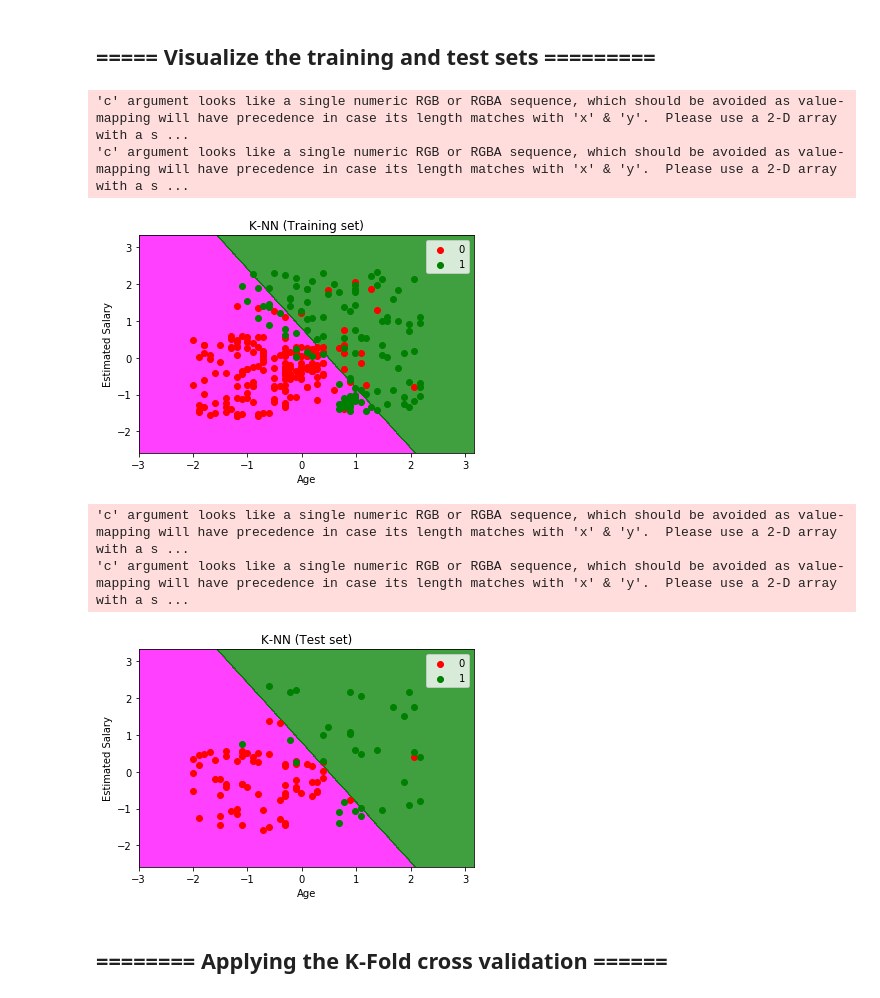
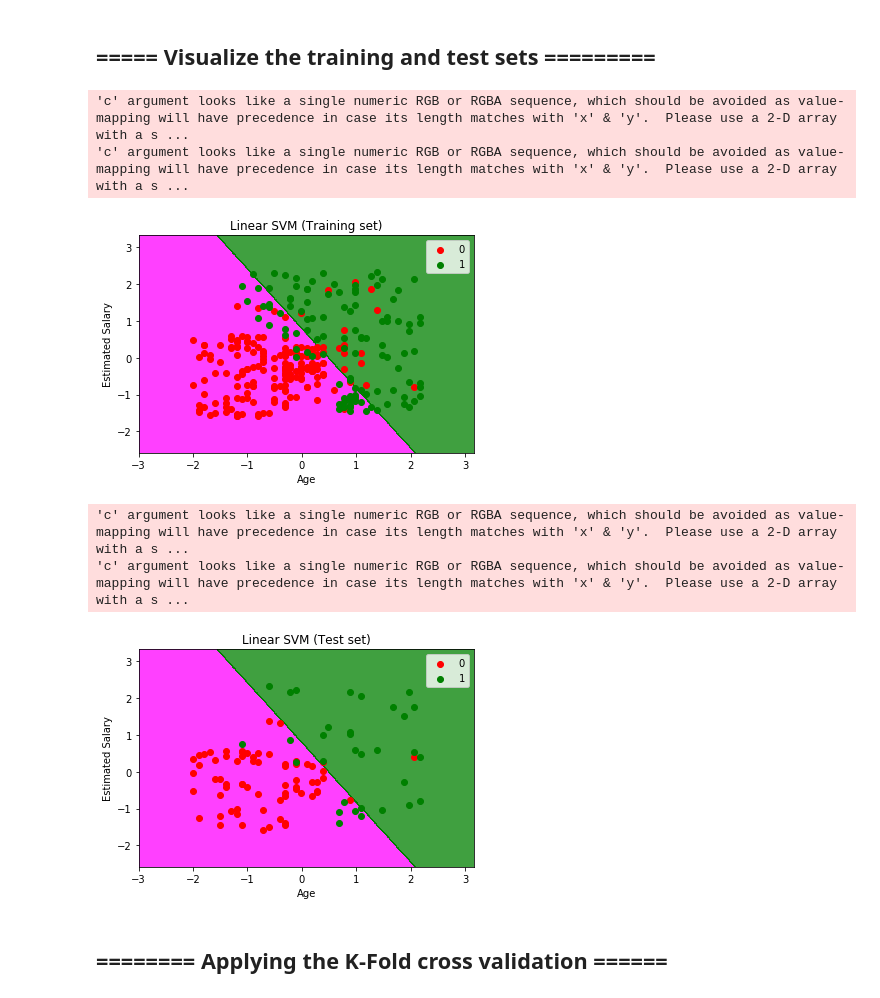
Before and after one commit to zhao1157/Machine_Learning_A-Z, a Jupyter notebook: 3_Classification/3_Linear_SVM/my_Linear_SVM_template.ipynb, the cells around one changed output. Saved outputs shown, nothing was run; the diff lists cells and outputs as text; code cells hidden in the pictures.

```diff
--- a/3_Classification/3_Linear_SVM/my_Linear_SVM_template.ipynb
+++ b/3_Classification/3_Linear_SVM/my_Linear_SVM_template.ipynb
@@ -53,28 +53,28 @@ SVC(C=2, cache_size=200, class_weight=None, coef0=0.0,
 # %%
 from matplotlib.colors import ListedColormap
 import matplotlib.pyplot as plt
 import numpy as np
 train_test_sets = {'Training': (x_train, y_train), 'Test': (x_test, y_test)}
 for sets in ['Training', 'Test']:
     X_set, y_set = train_test_sets[sets]
     X1, X2 = np.meshgrid(np.arange(start = X_set[:, 0].min() - 1, stop = X_set[:, 0].max() + 1, step = 0.01), np.arange(start = X_set[:, 1].min() - 1, stop = X_set[:, 1].max() + 1, step = 0.01))
     plt.contourf(X1, X2, classifier.predict(np.array([X1.ravel(), X2.ravel()]).T).reshape(X1.shape), alpha = 0.75, cmap = ListedColormap(('magenta', 'green')))
     plt.xlim(X1.min(), X1.max())
     plt.ylim(X2.min(), X2.max())
     for i, j in enumerate(np.unique(y_set)):
         plt.scatter(X_set[y_set == j, 0], X_set[y_set == j, 1], c = ListedColormap(('red', 'green'))(i), label = j)
-        plt.title('K-NN ('+sets+' set)')
+        plt.title('Linear SVM ('+sets+' set)')
         plt.xlabel('Age')
         plt.ylabel('Estimated Salary')
         plt.legend()
     plt.show()
 # %% [output]
 'c' argument looks like a single numeric RGB or RGBA sequence, which should be avoided as value-mapping will have precedence in case its length matches with 'x' & 'y'.  Please use a 2-D array with a s ...
 'c' argument looks like a single numeric RGB or RGBA sequence, which should be avoided as value-mapping will have precedence in case its length matches with 'x' & 'y'.  Please use a 2-D array with a s ...
-[figure, old version]
+[figure, new version]
 'c' argument looks like a single numeric RGB or RGBA sequence, which should be avoided as value-mapping will have precedence in case its length matches with 'x' & 'y'.  Please use a 2-D array with a s ...
 'c' argument looks like a single numeric RGB or RGBA sequence, which should be avoided as value-mapping will have precedence in case its length matches with 'x' & 'y'.  Please use a 2-D array with a s ...
-[figure, old version]
+[figure, new version]
 # %% [markdown]
 ## ======== Applying the K-Fold cross validation ======
 # %%
```
